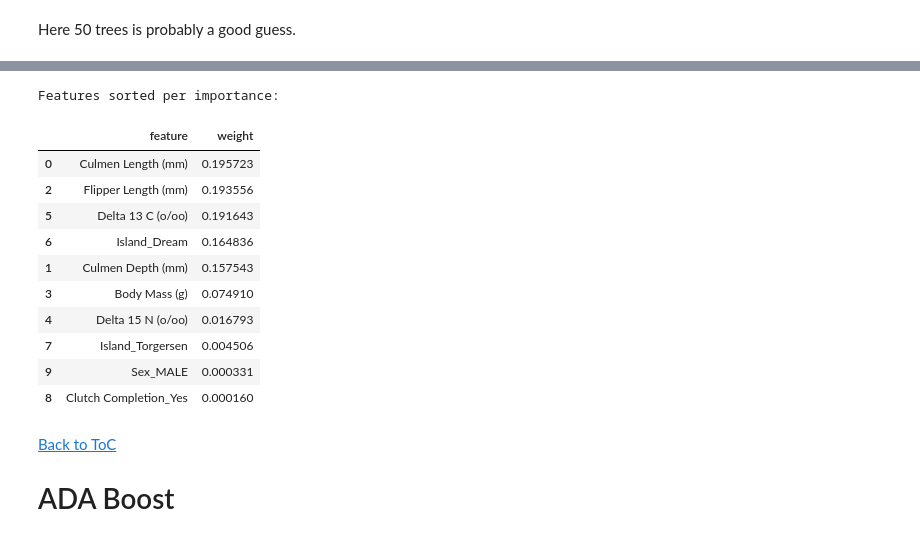
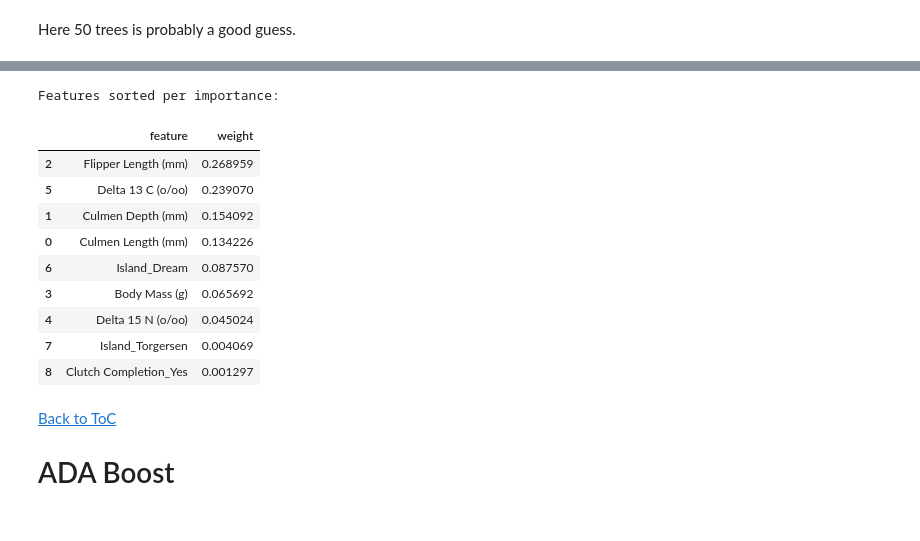
Before and after one commit to sib-swiss/intro-machine-learning-training, a Jupyter notebook: python_notebooks/Chapter_4_Machine_Learning_based_on_decision_trees_for_classification.ipynb, the cells around one changed output, grey strips where cells are left out. Saved outputs shown, nothing was run; the diff lists cells and outputs as text; code cells hidden in the pictures.

```diff
--- a/python_notebooks/Chapter_4_Machine_Learning_based_on_decision_trees_for_classification.ipynb
+++ b/python_notebooks/Chapter_4_Machine_Learning_based_on_decision_trees_for_classification.ipynb
@@ -657,28 +603,3 @@ contour_RF(X_3, y_3,
 [BAck to the ToC](#toc)
 
 ## Random forest on the Penguin data set <a id="RFpenguin"></a>
-# %%
-# testing a variety of number of trees
-n_est=np.arange(1,100,2)
-scores_test = []
-scores_train = []
-
-for k in n_est:
-    tree = RandomForestClassifier(n_estimators = int(k),class_weight='balanced',n_jobs=-1)
-    tree.fit(X_penguin_train,y_penguin_train)
-    y_train_prob = tree.predict_proba(X_penguin_train)
-    y_test_prob = tree.predict_proba(X_penguin_test)
-
-    train_roc_auc_score=roc_auc_score(y_penguin_train,y_train_prob,multi_class='ovr',average='weighted')
-    test_roc_auc_score=roc_auc_score(y_penguin_test,y_test_prob,multi_class='ovr',average='weighted')
-
-    scores_test.append(test_roc_auc_score)
-    scores_train.append(train_roc_auc_score)
-
-# plotting
-plt.plot(n_est, scores_train,'k-',linewidth=5,label='train')
-plt.plot(n_est, scores_test,'r-',linewidth=5,label='test')
-plt.xlabel('n estimators (number of trees)')
-plt.ylabel('roc_auc_ovr_weighted')
-plt.title('What the size of the forest does')
-plt.legend(loc='best')
@@ -691,12 +609,13 @@ Here 50 trees is probably a good guess.
 %%time
 from sklearn.metrics import confusion_matrix,accuracy_score
 
-
+## I base some of these values on what we found with a single tree
+## it stands to reason that the tree in the forest would be somewhat similar or simpler to the best tree we found earlier
 grid_values = {'criterion': ['entropy','gini'],
-               'n_estimators':np.arange(1,100,5),
-               'max_depth':np.arange(2,len(X_penguin_train)//10,20),
-               'min_samples_split':np.arange(2,len(X_penguin_train)//10,20),
-              'min_samples_leaf':np.arange(1,len(X_penguin_train)//10,20)}
+               'n_estimators':np.arange(25,101,25),
+               'max_depth':[1,2,3],
+               'min_samples_split':[40,45,50],
+              'min_samples_leaf':[8,10,12]}
 
 grid_rf_roc_auc = GridSearchCV(RandomForestClassifier(n_jobs=-1,class_weight='balanced'),
                              param_grid = grid_values,
@@ -741,36 +660,30 @@ plotConfusionMatrix( y_penguin_test, y_pred_test,
 # %%
-RF = RandomForestClassifier(criterion=grid_rf_roc_auc.best_params_['criterion'],
-                      n_estimators=grid_rf_roc_auc.best_params_['n_estimators'],
-                      max_depth=grid_rf_roc_auc.best_params_['max_depth'],
-                      min_samples_leaf=grid_rf_roc_auc.best_params_['min_samples_leaf'],
-                      min_samples_split=grid_rf_roc_auc.best_params_['min_samples_split'],
-                      n_jobs=-1,class_weight='balanced')
-RF.fit(X_penguin_train, y_penguin_train)
+RF = grid_rf_roc_auc.best_estimator_
+
 w=RF.feature_importances_#get the weights
 
 featureW = pd.DataFrame( {'feature': X_penguin.columns,'weight':w} )
 
 # sort them by absolute value
 featureWsorted = featureW.sort_values(by=['weight'] ,
                                       ascending=False ,
                                       key=lambda col : col.abs())
 
 # get the non-null ones
 print('Features sorted per importance:')
 featureWsorted.loc[ featureWsorted["weight"] !=0 ]
 # %% [output]
 Features sorted per importance:
 |  | feature | weight |
-| 0 | Culmen Length (mm) | 0.195723 |
-| 2 | Flipper Length (mm) | 0.193556 |
-| 5 | Delta 13 C (o/oo) | 0.191643 |
-| 6 | Island_Dream | 0.164836 |
-| 1 | Culmen Depth (mm) | 0.157543 |
-| 3 | Body Mass (g) | 0.074910 |
-| 4 | Delta 15 N (o/oo) | 0.016793 |
-| 7 | Island_Torgersen | 0.004506 |
-| 9 | Sex_MALE | 0.000331 |
-| 8 | Clutch Completion_Yes | 0.000160 |
+| 2 | Flipper Length (mm) | 0.268959 |
+| 5 | Delta 13 C (o/oo) | 0.239070 |
+| 1 | Culmen Depth (mm) | 0.154092 |
+| 0 | Culmen Length (mm) | 0.134226 |
+| 6 | Island_Dream | 0.087570 |
+| 3 | Body Mass (g) | 0.065692 |
+| 4 | Delta 15 N (o/oo) | 0.045024 |
+| 7 | Island_Torgersen | 0.004069 |
+| 8 | Clutch Completion_Yes | 0.001297 |
 # %% [markdown]
 [Back to ToC](#toc)
 
```
Also changed, not shown: parts of 38 cells of this notebook, 1 other file.
